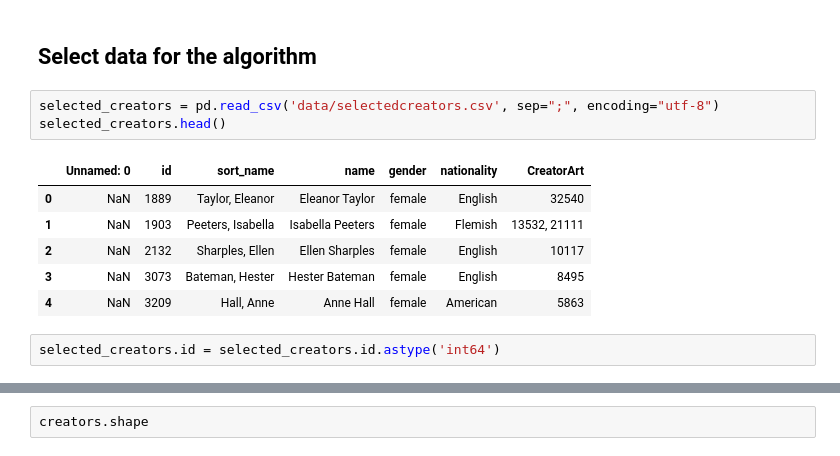
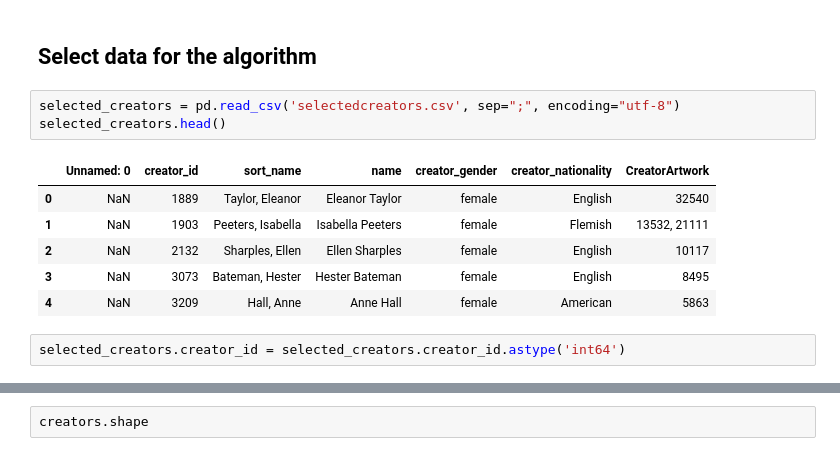
Before and after one commit to elkoko22/Algorithm-Design-on-the-Walters-Art-Museum, a Jupyter notebook: datapreprocessing.ipynb, the cells around one changed output, grey strips where cells are left out. Cells and saved outputs as stored; diff of their text form.

Commit message:
Removed subheadings and changed file paths
Also changed the name of creators.csv for distinguishing with all the creators

```diff
--- a/datapreprocessing.ipynb
+++ b/datapreprocessing.ipynb
@@ -452,15 +452,15 @@ museum_artwork_collection = pd.DataFrame({'artwork_id': museum_artwork_collectio
 # %% [markdown]
 ## Select data for the algorithm
 # %%
-selected_creators = pd.read_csv('data/selectedcreators.csv', sep=";", encoding="utf-8")
+selected_creators = pd.read_csv('selectedcreators.csv', sep=";", encoding="utf-8")
 selected_creators.head()
 # %% [output]
-|  | Unnamed: 0 | id | sort_name | name | gender | nationality | CreatorArt |
+|  | Unnamed: 0 | creator_id | sort_name | name | creator_gender | creator_nationality | CreatorArtwork |
 | 0 | NaN | 1889 | Taylor, Eleanor | Eleanor Taylor | female | English | 32540 |
 | 1 | NaN | 1903 | Peeters, Isabella | Isabella Peeters | female | Flemish | 13532, 21111 |
 | 2 | NaN | 2132 | Sharples, Ellen | Ellen Sharples | female | English | 10117 |
 | 3 | NaN | 3073 | Bateman, Hester | Hester Bateman | female | English | 8495 |
 | 4 | NaN | 3209 | Hall, Anne | Anne Hall | female | American | 5863 |
 # %%
-selected_creators.id = selected_creators.id.astype('int64')
+selected_creators.creator_id = selected_creators.creator_id.astype('int64')
 # %%
```
Also changed, not shown: parts of 6 cells of this notebook, 2 other files.
